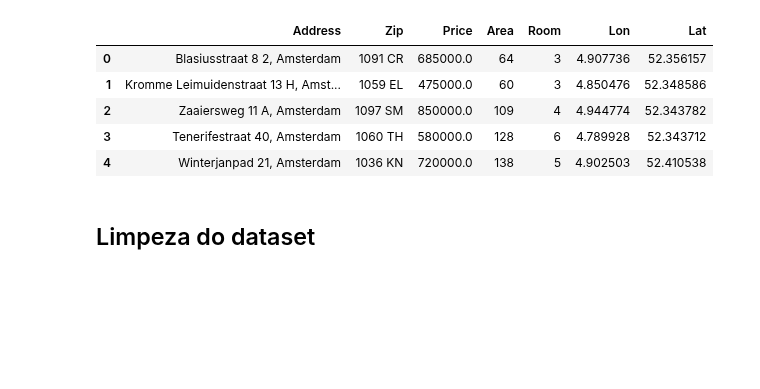
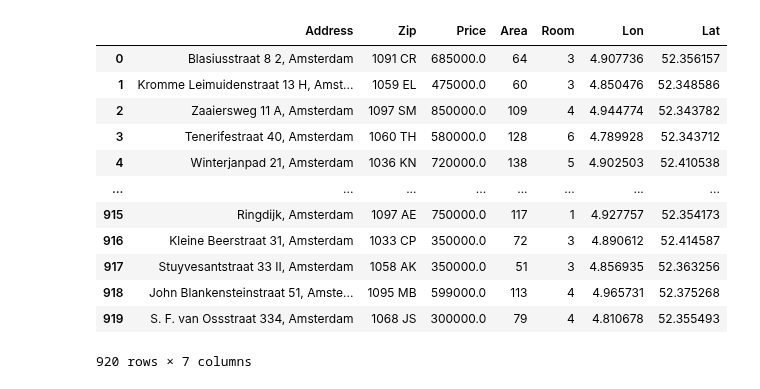
Before and after one commit to mathemaia/studies, a Jupyter notebook: Python/MachineLearning/LinearRegression/linearregression.ipynb, the cells around one changed output. Drawn from its saved outputs; the diff is of its cells as text; code cells hidden in the pictures; blank space fills up the shorter version.

```diff
--- a/Python/MachineLearning/LinearRegression/linearregression.ipynb
+++ b/Python/MachineLearning/LinearRegression/linearregression.ipynb
@@ -5,17 +5,24 @@ O dataset utilizado contém dados de
 # %%
 import pandas as pd
-import numpy as np
+import random as rand
+import seaborn as sns
 from matplotlib import pyplot as plt
-import random as rand
 
+
+# Importação e visualização geral do datasetdf.info()
 df = pd.read_csv('dados/house-price.csv', index_col=None)
-df.head()
+display(df)
 # %% [output]
 |  | Address | Zip | Price | Area | Room | Lon | Lat |
 | 0 | Blasiusstraat 8 2, Amsterdam | 1091 CR | 685000.0 | 64 | 3 | 4.907736 | 52.356157 |
 | 1 | Kromme Leimuidenstraat 13 H, Amst... | 1059 EL | 475000.0 | 60 | 3 | 4.850476 | 52.348586 |
 | 2 | Zaaiersweg 11 A, Amsterdam | 1097 SM | 850000.0 | 109 | 4 | 4.944774 | 52.343782 |
 | 3 | Tenerifestraat 40, Amsterdam | 1060 TH | 580000.0 | 128 | 6 | 4.789928 | 52.343712 |
 | 4 | Winterjanpad 21, Amsterdam | 1036 KN | 720000.0 | 138 | 5 | 4.902503 | 52.410538 |
+| ... | ... | ... | ... | ... | ... | ... | ... |
+| 915 | Ringdijk, Amsterdam | 1097 AE | 750000.0 | 117 | 1 | 4.927757 | 52.354173 |
+| 916 | Kleine Beerstraat 31, Amsterdam | 1033 CP | 350000.0 | 72 | 3 | 4.890612 | 52.414587 |
+| 917 | Stuyvesantstraat 33 II, Amsterdam | 1058 AK | 350000.0 | 51 | 3 | 4.856935 | 52.363256 |
+| 918 | John Blankensteinstraat 51, Amste... | 1095 MB | 599000.0 | 113 | 4 | 4.965731 | 52.375268 |
+| 919 | S. F. van Ossstraat 334, Amsterdam | 1068 JS | 300000.0 | 79 | 4 | 4.810678 | 52.355493 |
+920 rows × 7 columns
-# %% [markdown]
-## Limpeza do dataset
```
Also changed, not shown: parts of 16 cells of this notebook.
